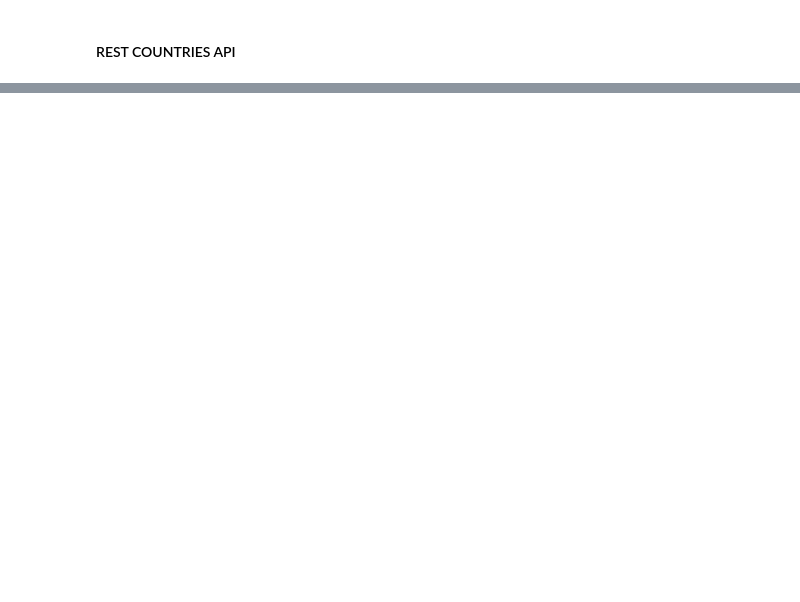
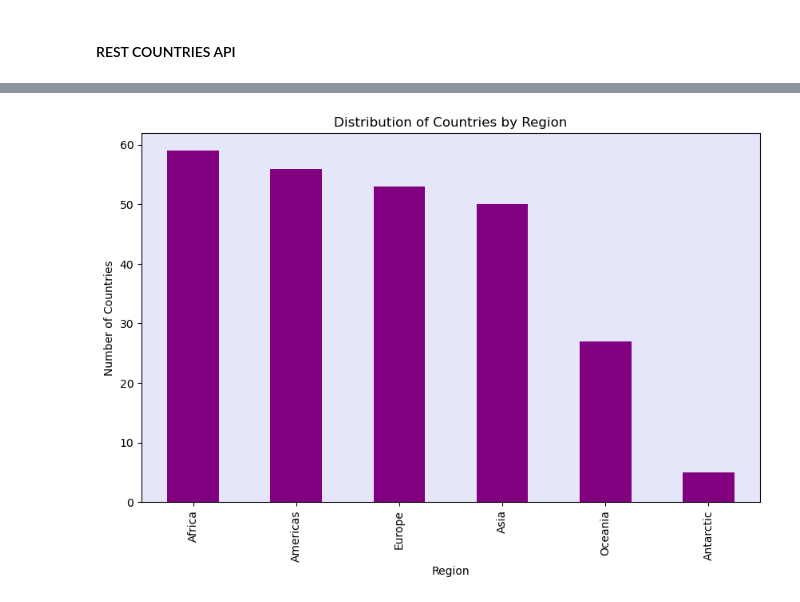
Before and after one commit to RumeysaHilal/api-project, a Jupyter notebook: test.ipynb, the cells around one changed output, grey strips where cells are left out. Drawn from its saved outputs; the diff is of its cells as text; code cells hidden in the pictures; blank space fills up the shorter version.

```diff
--- a/test.ipynb
+++ b/test.ipynb
@@ -88,0 +52,16 @@ countries_df
+# %%
+# Calculate the number of countries by region
+region_counts = countries_df['Region'].value_counts()
+
+background_color = '#E6E6FA'
+
+# Create a bar chart
+plt.figure(figsize=(10, 6))
+region_counts.plot(kind='bar', color='purple')
+plt.title('Distribution of Countries by Region')
+plt.xlabel('Region')
+plt.ylabel('Number of Countries')
+plt.gca().set_facecolor(background_color)
+plt.show()
+# %% [output]
+[figure, added]
```
Also changed, not shown: parts of 19 cells of this notebook, 2 other files.
